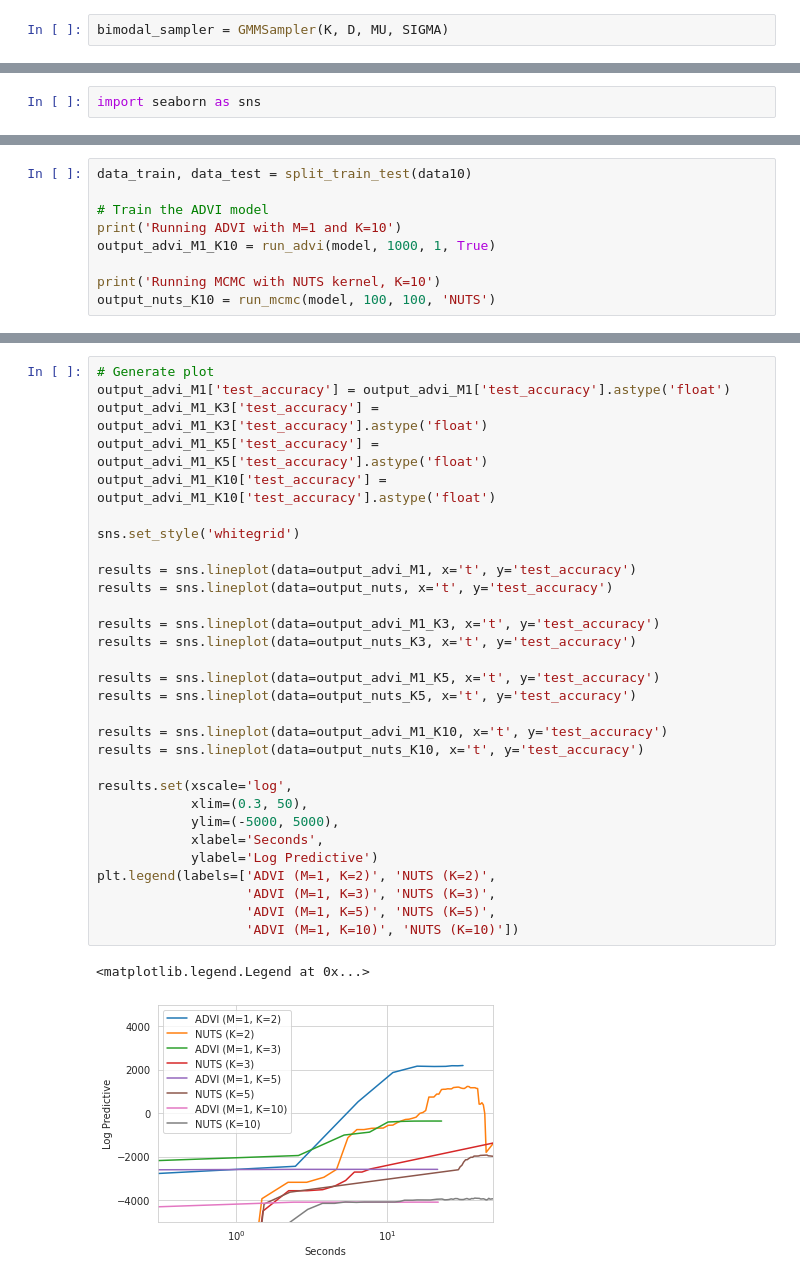
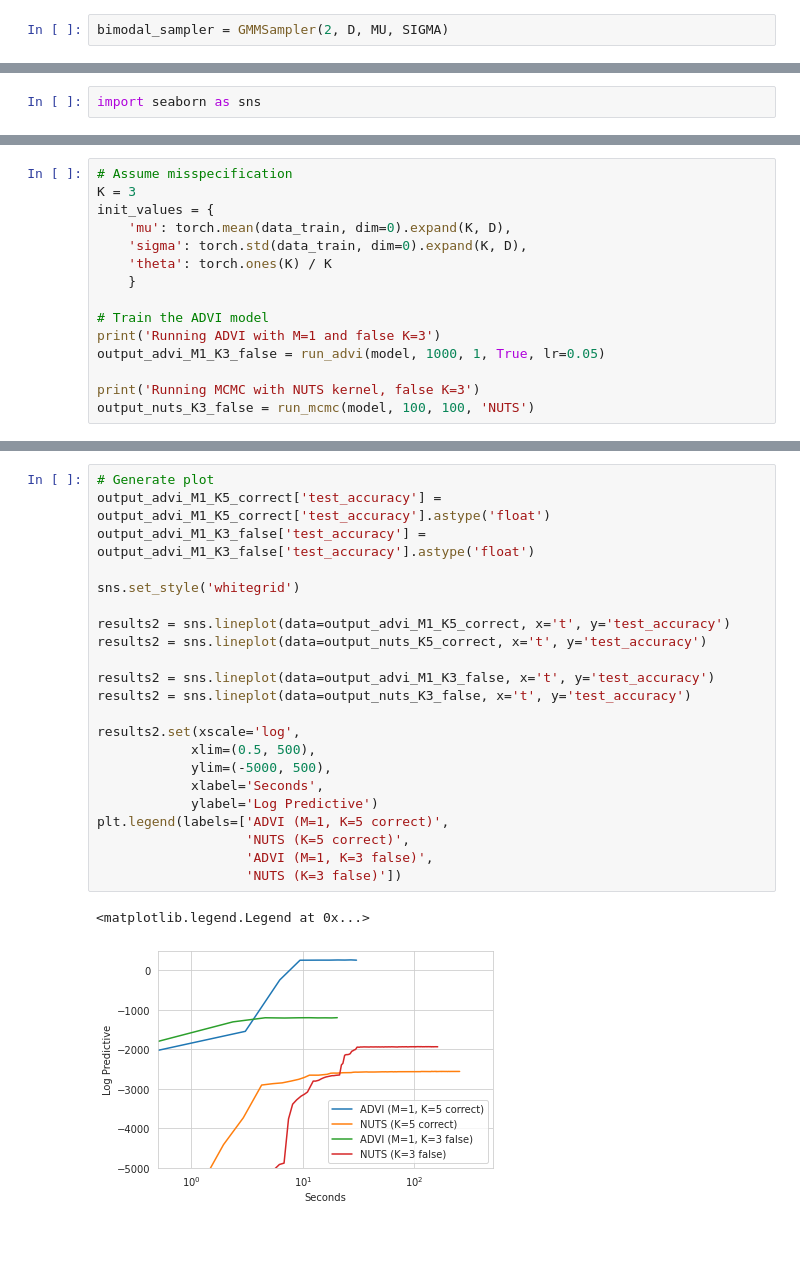
Before and after one commit to lorenzkuhn/advi, a Jupyter notebook: GMM.ipynb, the cells around one changed output, grey strips where cells are left out. Saved outputs shown, nothing was run; the diff lists cells and outputs as text; blank space fills up the shorter version.

Commit message:
update GMM
misspecification experiments

```diff
--- a/GMM.ipynb
+++ b/GMM.ipynb
@@ -56,6 +58,6 @@ MU = torch.tensor([[-.5, -.5], [.5, .5]], dtype=torch.float)
 
 SIGMA = torch.tensor([[.1, .1], [.1, .1]], dtype=torch.float)
 # %%
-bimodal_sampler = GMMSampler(K, D, MU, SIGMA)
+bimodal_sampler = GMMSampler(2, D, MU, SIGMA)
 # %%
 N = 10000
@@ -438,10 +390,16 @@ plt.show()
 # %%
-data_train, data_test = split_train_test(data10)
+# Assume misspecification
+K = 3
+init_values = {
+    'mu': torch.mean(data_train, dim=0).expand(K, D),
+    'sigma': torch.std(data_train, dim=0).expand(K, D),
+    'theta': torch.ones(K) / K
+    }
 
 # Train the ADVI model
-print('Running ADVI with M=1 and K=10')
-output_advi_M1_K10 = run_advi(model, 1000, 1, True)
+print('Running ADVI with M=1 and false K=3')
+output_advi_M1_K3_false = run_advi(model, 1000, 1, True, lr=0.05)
 
-print('Running MCMC with NUTS kernel, K=10')
-output_nuts_K10 = run_mcmc(model, 100, 100, 'NUTS')
+print('Running MCMC with NUTS kernel, false K=3')
+output_nuts_K3_false = run_mcmc(model, 100, 100, 'NUTS')
 # %% [output]
@@ -460,33 +418,25 @@ Running MCMC with NUTS kernel, K=10
 # %%
 # Generate plot
-output_advi_M1['test_accuracy'] = output_advi_M1['test_accuracy'].astype('float')
-output_advi_M1_K3['test_accuracy'] = output_advi_M1_K3['test_accuracy'].astype('float')
-output_advi_M1_K5['test_accuracy'] = output_advi_M1_K5['test_accuracy'].astype('float')
-output_advi_M1_K10['test_accuracy'] = output_advi_M1_K10['test_accuracy'].astype('float')
+output_advi_M1_K5_correct['test_accuracy'] = output_advi_M1_K5_correct['test_accuracy'].astype('float')
+output_advi_M1_K3_false['test_accuracy'] = output_advi_M1_K3_false['test_accuracy'].astype('float')
 
 sns.set_style('whitegrid')
 
-results = sns.lineplot(data=output_advi_M1, x='t', y='test_accuracy')
-results = sns.lineplot(data=output_nuts, x='t', y='test_accuracy')
+results2 = sns.lineplot(data=output_advi_M1_K5_correct, x='t', y='test_accuracy')
+results2 = sns.lineplot(data=output_nuts_K5_correct, x='t', y='test_accuracy')
 
-results = sns.lineplot(data=output_advi_M1_K3, x='t', y='test_accuracy')
-results = sns.lineplot(data=output_nuts_K3, x='t', y='test_accuracy')
+results2 = sns.lineplot(data=output_advi_M1_K3_false, x='t', y='test_accuracy')
+results2 = sns.lineplot(data=output_nuts_K3_false, x='t', y='test_accuracy')
 
-results = sns.lineplot(data=output_advi_M1_K5, x='t', y='test_accuracy')
-results = sns.lineplot(data=output_nuts_K5, x='t', y='test_accuracy')
-
-results = sns.lineplot(data=output_advi_M1_K10, x='t', y='test_accuracy')
-results = sns.lineplot(data=output_nuts_K10, x='t', y='test_accuracy')
-
-results.set(xscale='log',
-            xlim=(0.3, 50),
-            ylim=(-5000, 5000),
+results2.set(xscale='log',
+            xlim=(0.5, 500),
+            ylim=(-5000, 500),
             xlabel='Seconds',
             ylabel='Log Predictive')
-plt.legend(labels=['ADVI (M=1, K=2)', 'NUTS (K=2)',
-                   'ADVI (M=1, K=3)', 'NUTS (K=3)',
-                   'ADVI (M=1, K=5)', 'NUTS (K=5)',
-                   'ADVI (M=1, K=10)', 'NUTS (K=10)'])
+plt.legend(labels=['ADVI (M=1, K=5 correct)',
+                   'NUTS (K=5 correct)',
+                   'ADVI (M=1, K=3 false)',
+                   'NUTS (K=3 false)'])
 # %% [output]
 <matplotlib.legend.Legend at 0x...>
-[figure, old version]
+[figure, new version]
```
Also changed, not shown: parts of 32 cells of this notebook.
